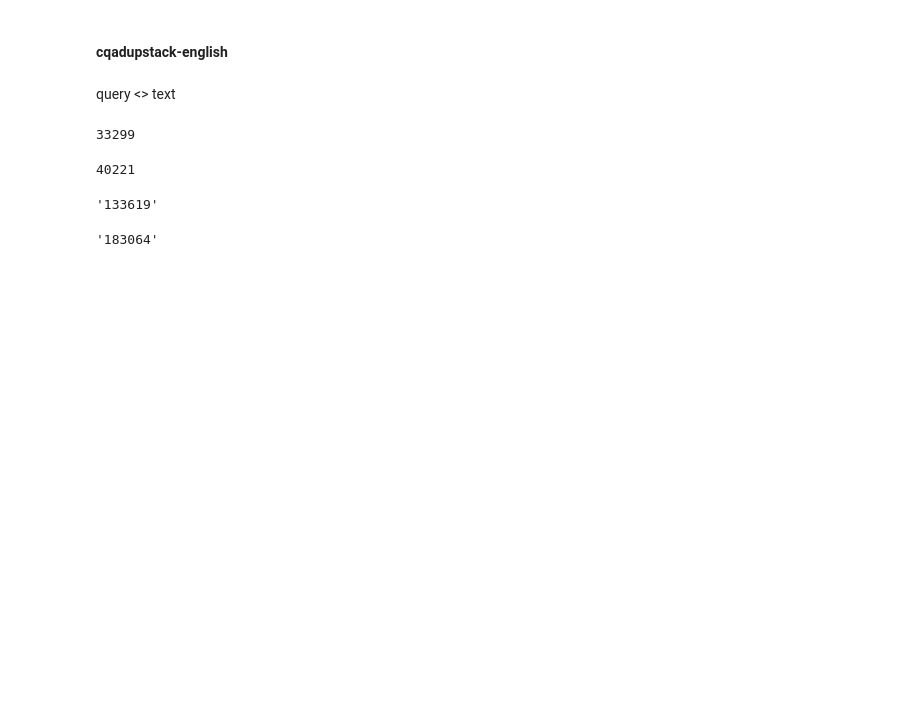
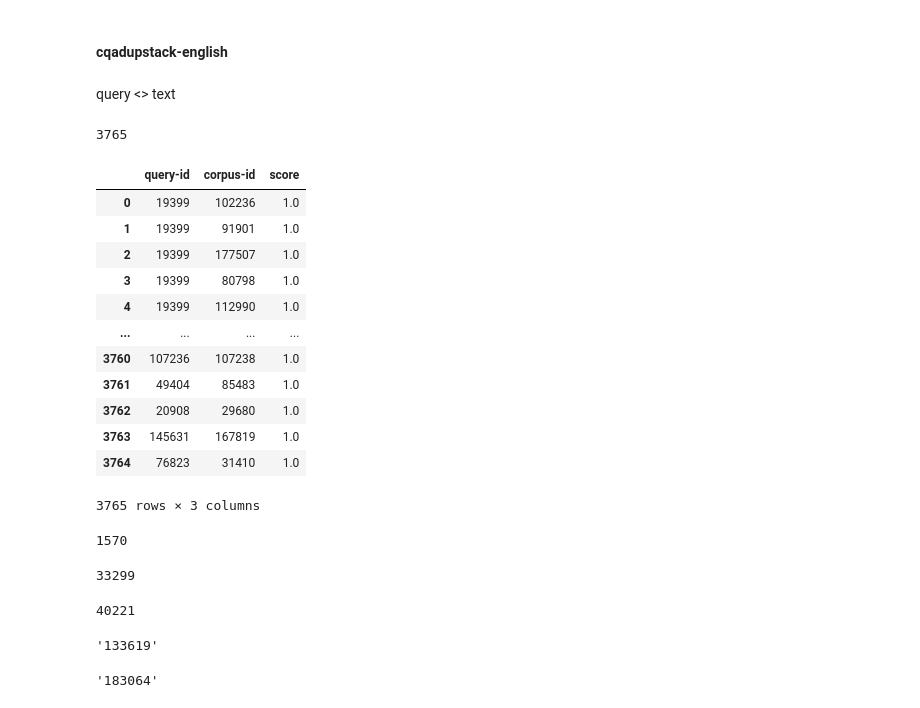
Before and after one commit to kellyhongsn/benchmarking_prep, a Jupyter notebook: benchmark_with_chroma.ipynb, the cells around one changed output. Cells and saved outputs as stored; diff of their text form; code cells hidden in the pictures; blank space fills up the shorter version.

```diff
--- a/benchmark_with_chroma.ipynb
+++ b/benchmark_with_chroma.ipynb
@@ -65,6 +55,30 @@ cqadupstack_minilm_title = chroma_client.get_or_create_collection(name="cqadupst
 cqadupstack_corpus_df = pd.read_parquet("datasets/cqadupstack_corpus_text.parquet")
 cqadupstack_qrels_df = pd.read_parquet("datasets/cqadupstack_default_text.parquet")
 cqadupstack_queries_df = pd.read_parquet("datasets/cqadupstack_queries.parquet")
+# %%
+len(cqadupstack_qrels_df)
+# %% [output]
+3765
+# %%
+cqadupstack_qrels_df
+# %% [output]
+|  | query-id | corpus-id | score |
+| 0 | 19399 | 102236 | 1.0 |
+| 1 | 19399 | 91901 | 1.0 |
+| 2 | 19399 | 177507 | 1.0 |
+| 3 | 19399 | 80798 | 1.0 |
+| 4 | 19399 | 112990 | 1.0 |
+| ... | ... | ... | ... |
+| 3760 | 107236 | 107238 | 1.0 |
+| 3761 | 49404 | 85483 | 1.0 |
+| 3762 | 20908 | 29680 | 1.0 |
+| 3763 | 145631 | 167819 | 1.0 |
+| 3764 | 76823 | 31410 | 1.0 |
+3765 rows × 3 columns
+# %%
+len(cqadupstack_queries_df)
+# %% [output]
+1570
 # %%
 cqadupstack_queries = cqadupstack_queries_df["text"].tolist()
 cqadupstack_queries_ids = cqadupstack_queries_df["_id"].tolist()
```
Also changed, not shown: parts of 6 cells of this notebook, 3 other files.
